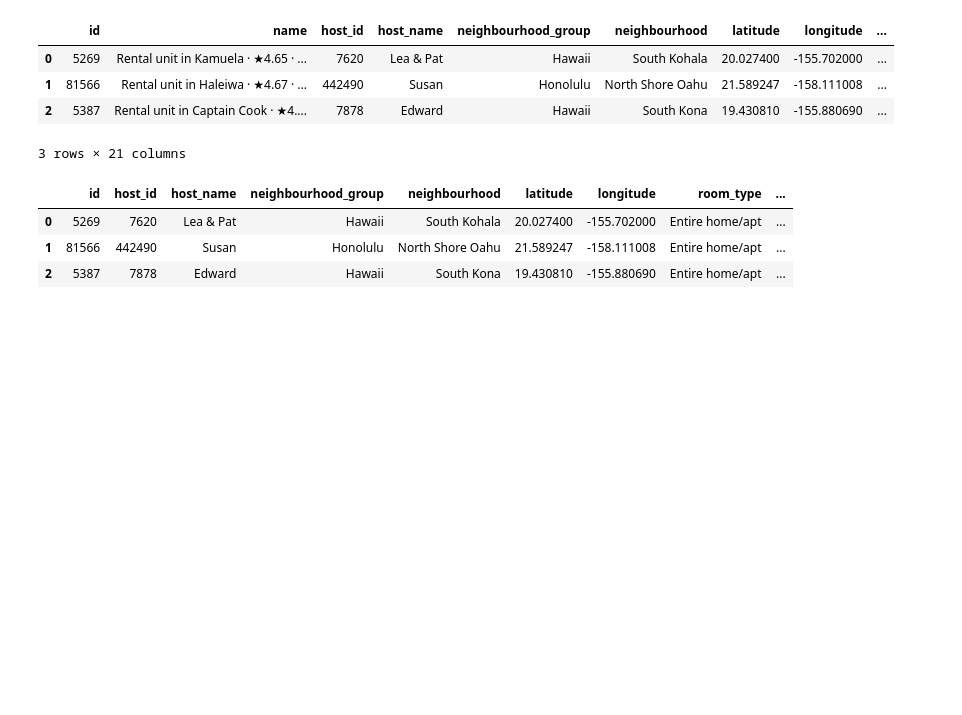
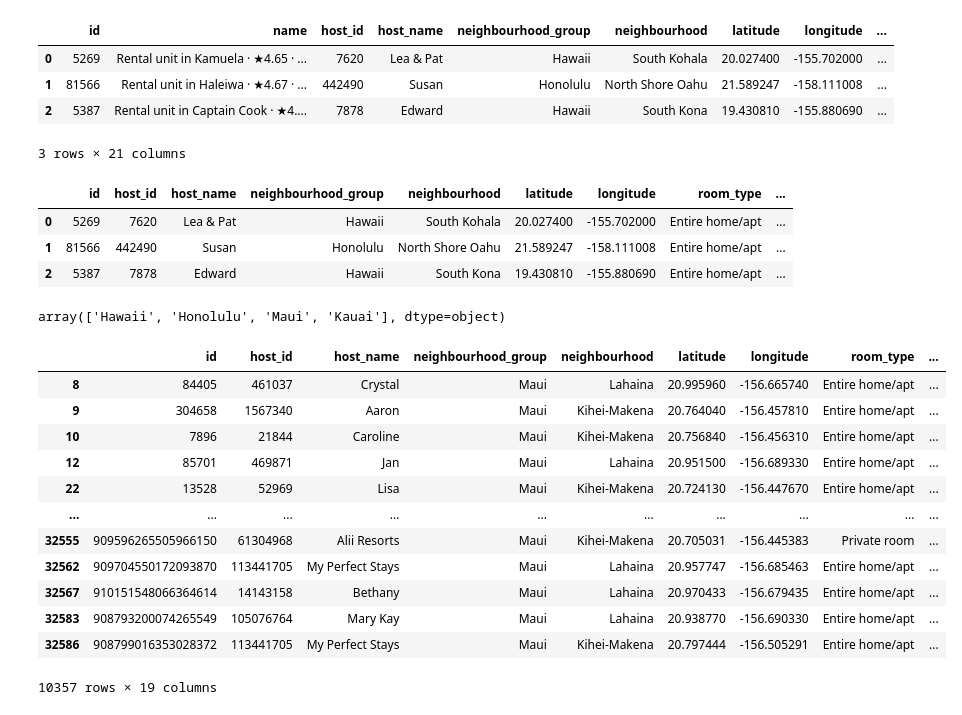
Before and after one commit to Jack-Merrett/hawaii_airbnb, a Jupyter notebook: notebooks/airbnb-notebook.ipynb, the cells around one changed output. Cells and saved outputs as stored; diff of their text form; code cells hidden in the pictures; blank space fills up the shorter version.

Commit message:
turned the maui data into its own dataset, made a new folder to hold the cleaned data

```diff
--- a/notebooks/airbnb-notebook.ipynb
+++ b/notebooks/airbnb-notebook.ipynb
@@ -298,3 +298,30 @@ listing_df.head(3)
 | 0 | 5269 | 7620 | Lea & Pat | Hawaii | South Kohala | 20.027400 | -155.702000 | Entire home/apt | ... |
 | 1 | 81566 | 442490 | Susan | Honolulu | North Shore Oahu | 21.589247 | -158.111008 | Entire home/apt | ... |
 | 2 | 5387 | 7878 | Edward | Hawaii | South Kona | 19.430810 | -155.880690 | Entire home/apt | ... |
+# %%
+listing_df['neighbourhood_group'].unique()
+# %% [output]
+array(['Hawaii', 'Honolulu', 'Maui', 'Kauai'], dtype=object)
+# %%
+# so now we want the maui only neighbourhoods
+# but we can seperate them other islands for later use.
+maui_df = listing_df[listing_df['neighbourhood_group'] == 'Maui']
+honolulu_df = listing_df[listing_df['neighbourhood_group'] == 'Honolulu']
+Hawaii_df = listing_df[listing_df['neighbourhood_group'] == 'Hawaii']
+Kauai_df = listing_df[listing_df['neighbourhood_group'] == 'Kauai']
+# %%
+maui_df
+# %% [output]
+|  | id | host_id | host_name | neighbourhood_group | neighbourhood | latitude | longitude | room_type | ... |
+| 8 | 84405 | 461037 | Crystal | Maui | Lahaina | 20.995960 | -156.665740 | Entire home/apt | ... |
+| 9 | 304658 | 1567340 | Aaron | Maui | Kihei-Makena | 20.764040 | -156.457810 | Entire home/apt | ... |
+| 10 | 7896 | 21844 | Caroline | Maui | Kihei-Makena | 20.756840 | -156.456310 | Entire home/apt | ... |
+| 12 | 85701 | 469871 | Jan | Maui | Lahaina | 20.951500 | -156.689330 | Entire home/apt | ... |
+| 22 | 13528 | 52969 | Lisa | Maui | Kihei-Makena | 20.724130 | -156.447670 | Entire home/apt | ... |
+| ... | ... | ... | ... | ... | ... | ... | ... | ... | ... |
+| 32555 | 909596265505966150 | 61304968 | Alii Resorts | Maui | Kihei-Makena | 20.705031 | -156.445383 | Private room | ... |
+| 32562 | 909704550172093870 | 113441705 | My Perfect Stays | Maui | Lahaina | 20.957747 | -156.685463 | Entire home/apt | ... |
+| 32567 | 910151548066364614 | 14143158 | Bethany | Maui | Lahaina | 20.970433 | -156.679435 | Entire home/apt | ... |
+| 32583 | 908793200074265549 | 105076764 | Mary Kay | Maui | Lahaina | 20.938770 | -156.690330 | Entire home/apt | ... |
+| 32586 | 908799016353028372 | 113441705 | My Perfect Stays | Maui | Kihei-Makena | 20.797444 | -156.505291 | Entire home/apt | ... |
+10357 rows × 19 columns
```
Also changed, not shown: parts of 1 cell of this notebook, 1 other file.
